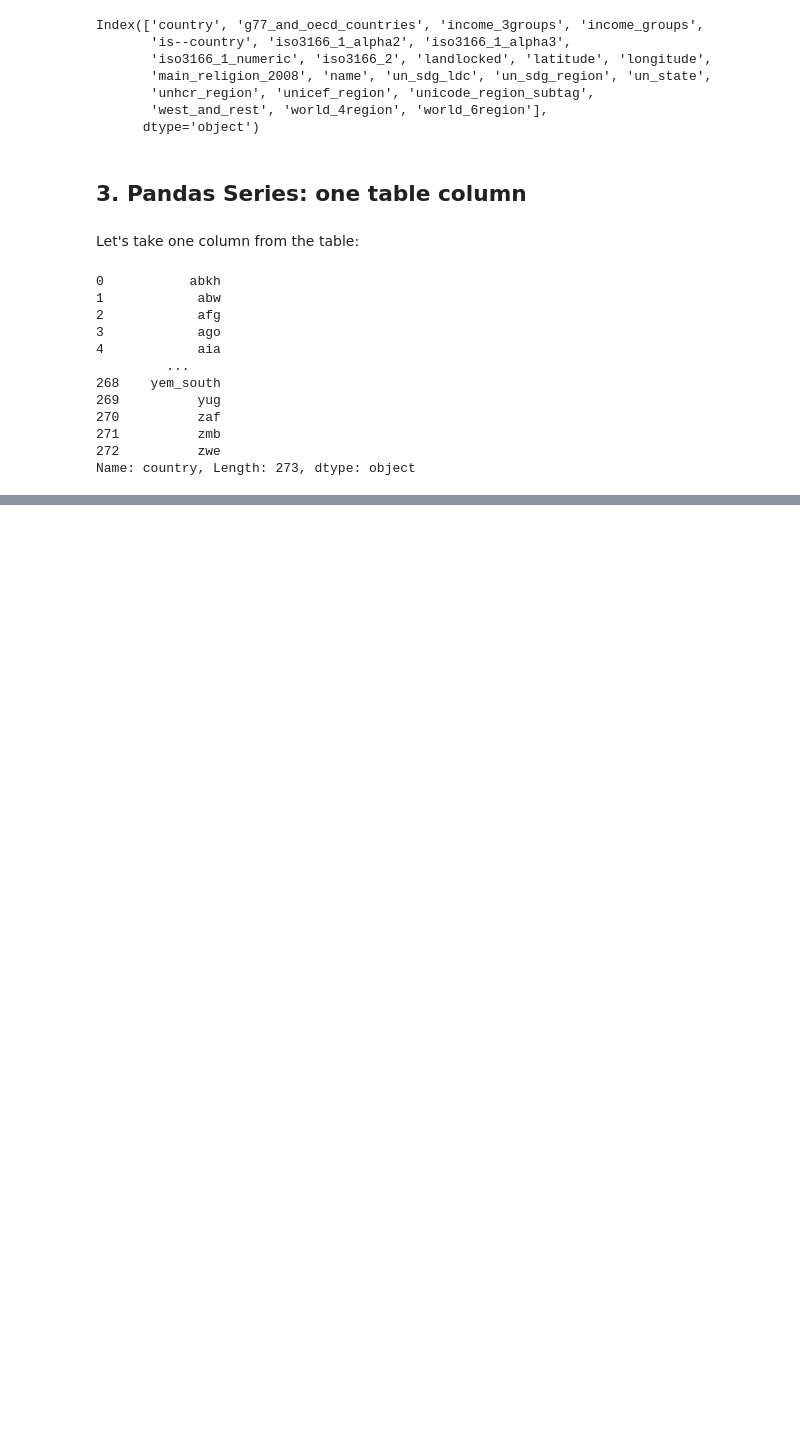
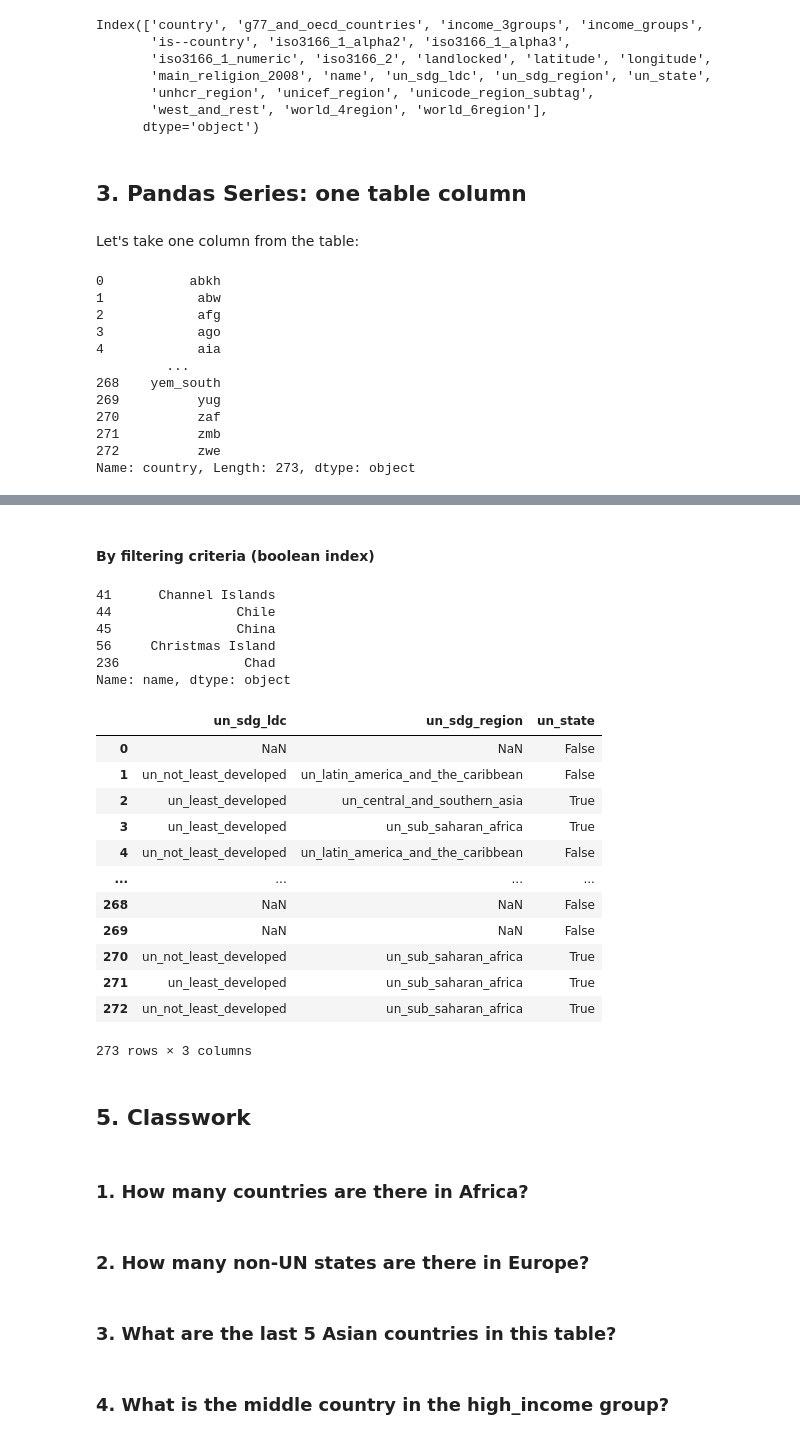
Before and after one commit to mxposed/python-data-science, a Jupyter notebook: lecture-02-pandas-intro/pandas.ipynb, the cells around one changed output, grey strips where cells are left out. Cells and saved outputs as stored; diff of their text form; code cells hidden in the pictures; blank space fills up the shorter version.

```diff
--- a/lecture-02-pandas-intro/pandas.ipynb
+++ b/lecture-02-pandas-intro/pandas.ipynb
@@ -185,0 +403,37 @@ Name: country, Length: 273, dtype: object
+# %% [markdown]
+#### By filtering criteria (boolean index)
+# %%
+countries.loc[countries.name.str.startswith("Ch"), "name"]
+# %% [output]
+41      Channel Islands
+44                Chile
+45                China
+56     Christmas Island
+236                Chad
+Name: name, dtype: object
+# %%
+countries.loc[:, countries.columns.str.contains("un_")]
+# %% [output]
+|  | un_sdg_ldc | un_sdg_region | un_state |
+| 0 | NaN | NaN | False |
+| 1 | un_not_least_developed | un_latin_america_and_the_caribbean | False |
+| 2 | un_least_developed | un_central_and_southern_asia | True |
+| 3 | un_least_developed | un_sub_saharan_africa | True |
+| 4 | un_not_least_developed | un_latin_america_and_the_caribbean | False |
+| ... | ... | ... | ... |
+| 268 | NaN | NaN | False |
+| 269 | NaN | NaN | False |
+| 270 | un_not_least_developed | un_sub_saharan_africa | True |
+| 271 | un_least_developed | un_sub_saharan_africa | True |
+| 272 | un_not_least_developed | un_sub_saharan_africa | True |
+273 rows × 3 columns
+# %% [markdown]
+## 5. Classwork
+# %% [markdown]
+### 1. How many countries are there in Africa?
+# %% [markdown]
+### 2. How many non-UN states are there in Europe?
+# %% [markdown]
+### 3. What are the last 5 Asian countries in this table?
+# %% [markdown]
+### 4. What is the middle country in the high_income group?
```
Also changed, not shown: parts of 43 cells of this notebook.
